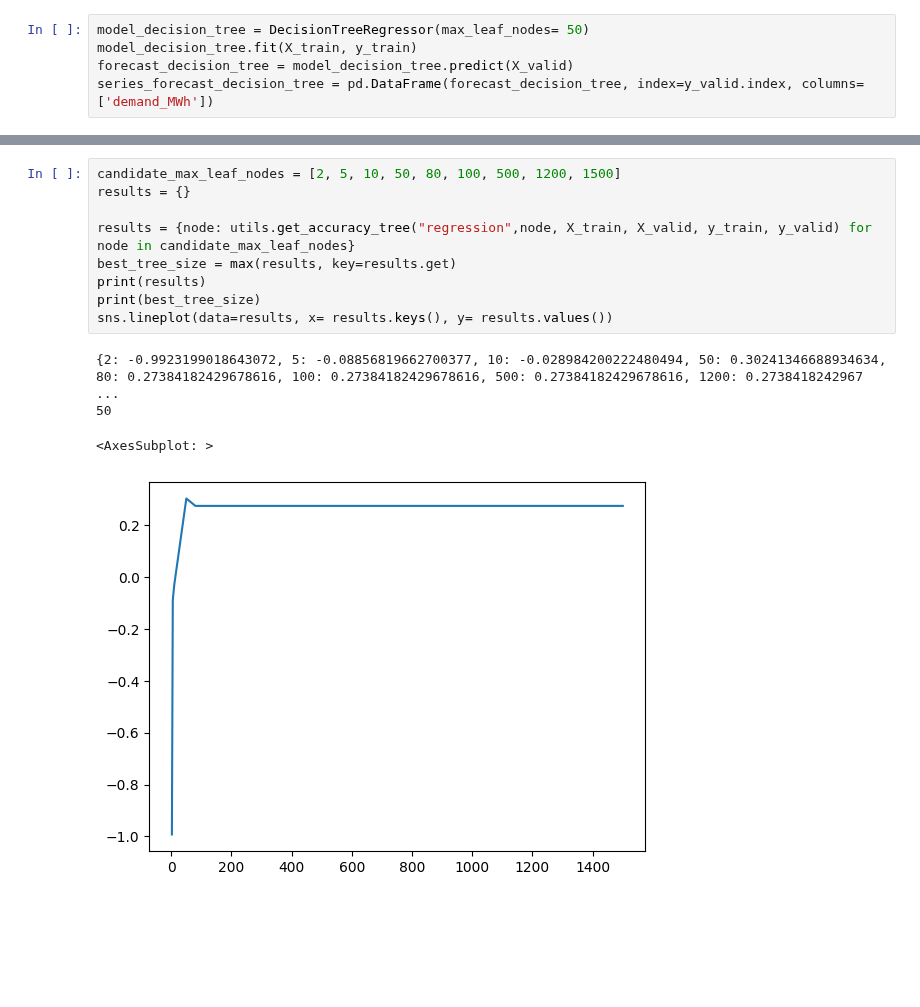
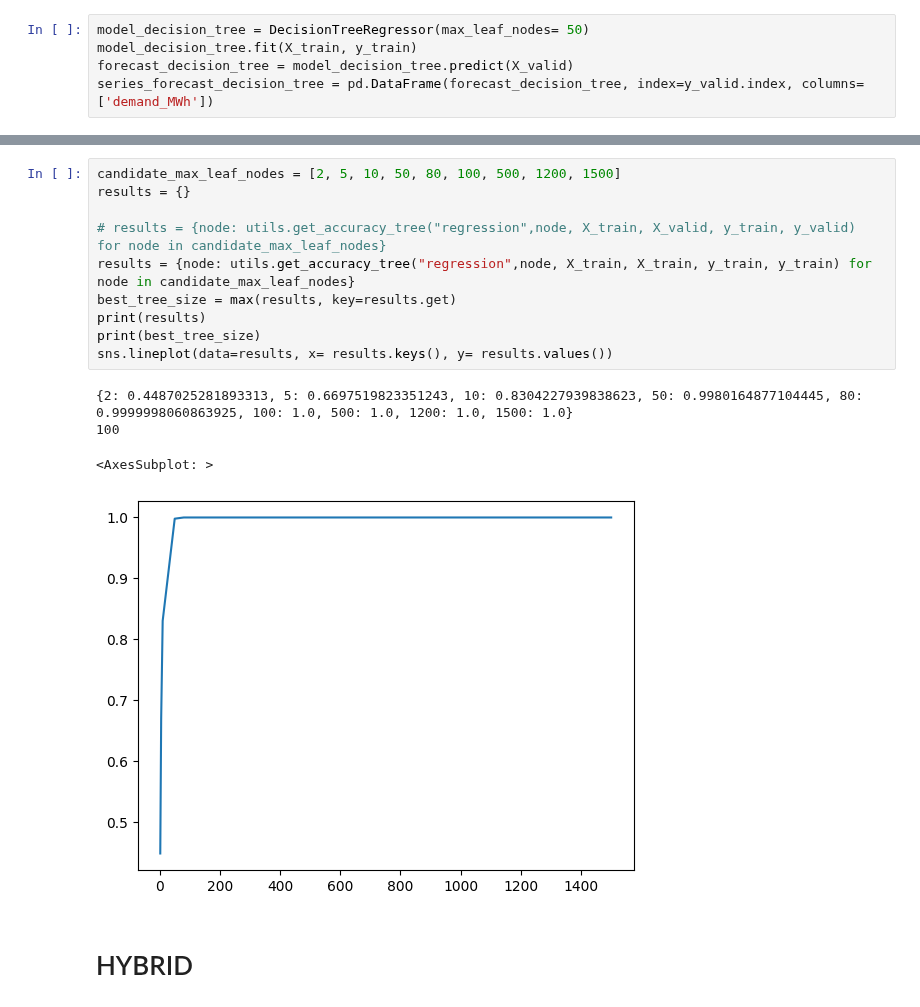
Before and after one commit to tomashbk/electric_energy_demand_argentina, a Jupyter notebook: machine_learning.ipynb, the cells around one changed output, grey strips where cells are left out. Saved outputs shown, nothing was run; the diff lists cells and outputs as text; blank space fills up the shorter version.

```diff
--- a/machine_learning.ipynb
+++ b/machine_learning.ipynb
@@ -378,14 +389,17 @@ plt.plot(y_valid)
 # %%
 candidate_max_leaf_nodes = [2, 5, 10, 50, 80, 100, 500, 1200, 1500]
 results = {}
 
-results = {node: utils.get_accuracy_tree("regression",node, X_train, X_valid, y_train, y_valid) for node in candidate_max_leaf_nodes}
+# results = {node: utils.get_accuracy_tree("regression",node, X_train, X_valid, y_train, y_valid) for node in candidate_max_leaf_nodes}
+results = {node: utils.get_accuracy_tree("regression",node, X_train, X_train, y_train, y_train) for node in candidate_max_leaf_nodes}
 best_tree_size = max(results, key=results.get)
 print(results)
 print(best_tree_size)
 sns.lineplot(data=results, x= results.keys(), y= results.values())
 # %% [output]
-{2: -0.9923199018643072, 5: -0.08856819662700377, 10: -0.028984200222480494, 50: 0.30241346688934634, 80: 0.27384182429678616, 100: 0.27384182429678616, 500: 0.27384182429678616, 1200: 0.2738418242967 ...
-50
+{2: 0.4487025281893313, 5: 0.6697519823351243, 10: 0.8304227939838623, 50: 0.9980164877104445, 80: 0.9999998060863925, 100: 1.0, 500: 1.0, 1200: 1.0, 1500: 1.0}
+100
 <AxesSubplot: >
-[figure, old version]
+[figure, new version]
+# %% [markdown]
+# HYBRID
```
Also changed, not shown: parts of 20 cells of this notebook, 1 other file.
